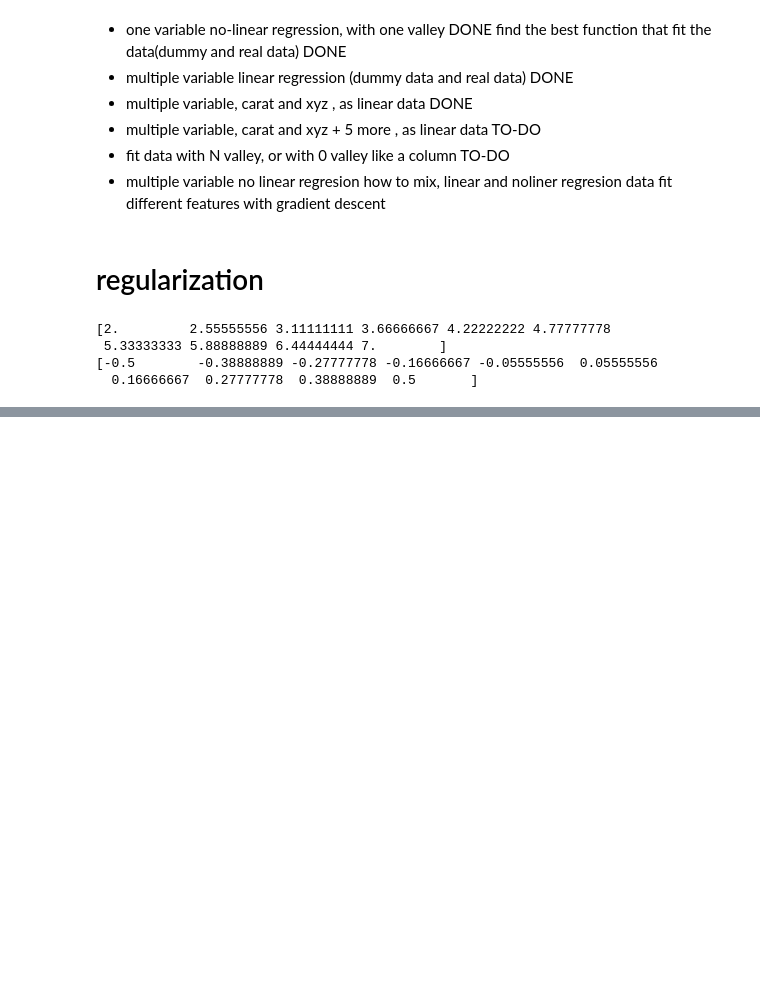
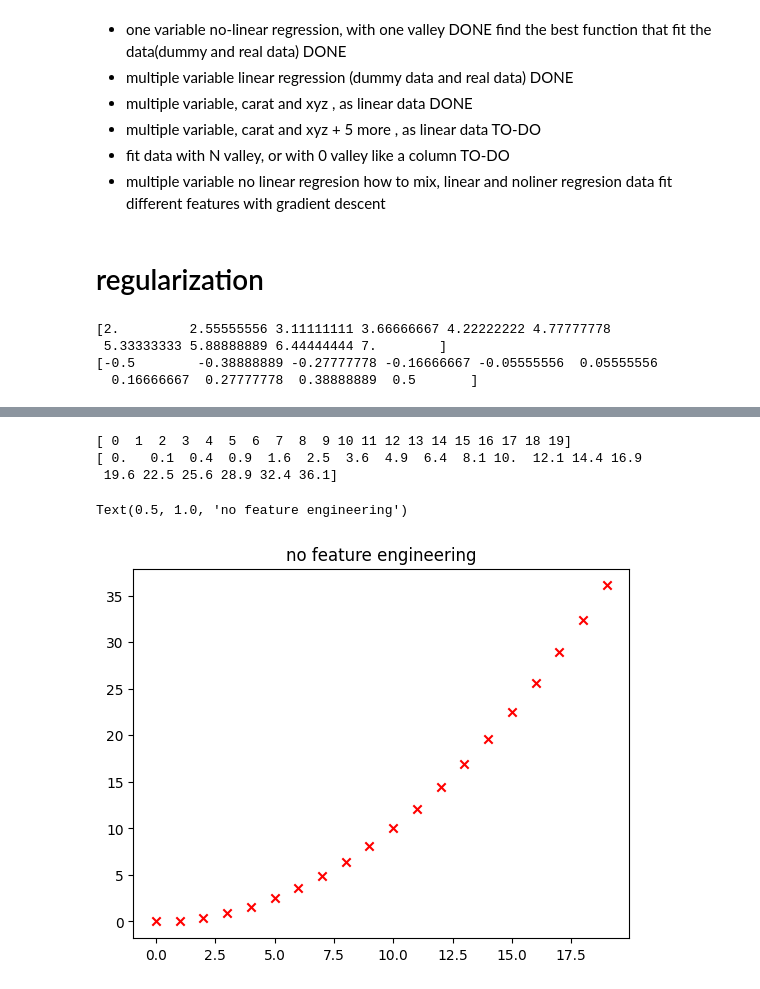
Before and after one commit to lout33/playground_series, a Jupyter notebook: learn.ipynb, the cells around one changed output, grey strips where cells are left out. Drawn from its saved outputs; the diff is of its cells as text; code cells hidden in the pictures; blank space fills up the shorter version.

```diff
--- a/learn.ipynb
+++ b/learn.ipynb
@@ -597,0 +634,17 @@ print(x1_norm)
+# %%
+# create target data
+x = np.arange(0, 20, 1)
+print(x)
+
+y = 0.1 * (x**2)
+# convert to numpy array y
+y = np.array(y)
+print(y)
+
+plt.scatter(x, y, marker='x', c='r', label="Actual Value"); plt.title("no feature engineering")
+# %% [output]
+[ 0  1  2  3  4  5  6  7  8  9 10 11 12 13 14 15 16 17 18 19]
+[ 0.   0.1  0.4  0.9  1.6  2.5  3.6  4.9  6.4  8.1 10.  12.1 14.4 16.9
+ 19.6 22.5 25.6 28.9 32.4 36.1]
+Text(0.5, 1.0, 'no feature engineering')
+[figure, added]
```
Also changed, not shown: parts of 31 cells of this notebook, 16 other files.
